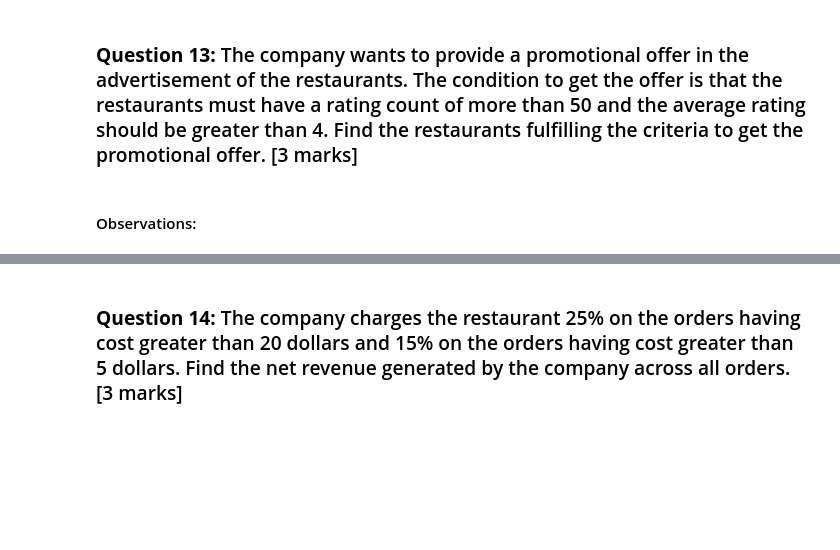
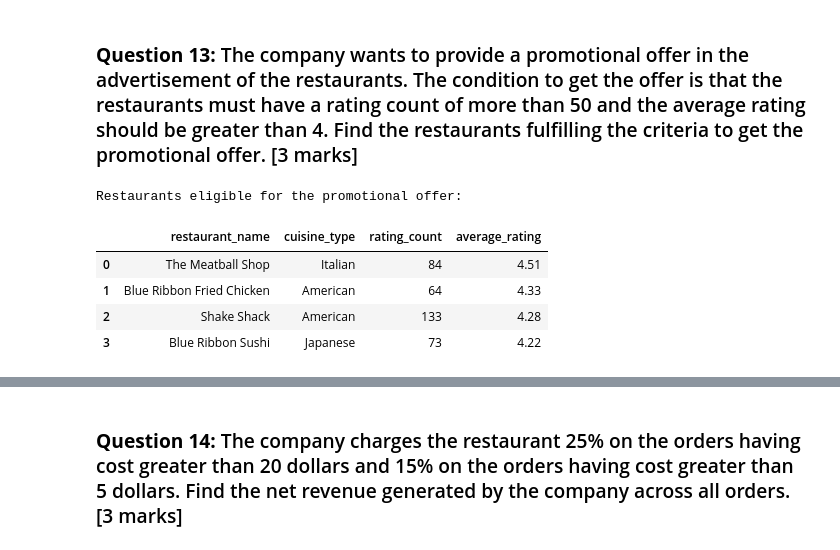
Before and after one commit to nagasayanak/AI_ML_Projects, a Jupyter notebook: Learner_Notebook_Full_Code.ipynb, the cells around one changed output, grey strips where cells are left out. Cells and saved outputs as stored; diff of their text form; code cells hidden in the pictures; blank space fills up the shorter version.

```diff
--- a/Learner_Notebook_Full_Code.ipynb
+++ b/Learner_Notebook_Full_Code.ipynb
@@ -462,2 +465,38 @@ plt.show()
-# %% [markdown]
-#### Observations:
+# %%
+# Write the code here
+
+data_dropna = data.dropna(subset=['rating'])
+
+restaurant_stats = data_dropna.groupby('restaurant_name').agg(
+    average_rating=('rating', 'mean'),
+    rating_count=('rating', 'count'),
+    cuisine_type=('cuisine_type', lambda x: x.mode()[0] if not x.mode().empty else x.iloc[0])
+).reset_index()
+
+restaurant_stats['average_rating'] = restaurant_stats['average_rating'].round(2)
+restaurant_stats = restaurant_stats.sort_values(by='average_rating', ascending=False)
+
+# Filter restaurants based on criteria
+# Now, eligible_restaurants is a fresh DataFrame created by filtering,
+# so no SettingWithCopyWarning should occur when displaying or further manipulating it.
+eligible_restaurants = restaurant_stats[
+     (restaurant_stats['average_rating'] > 4)&
+    (restaurant_stats['rating_count'] > 50)
+
+]
+
+eligible_restaurants = eligible_restaurants[
+    ['restaurant_name', 'cuisine_type', 'rating_count', 'average_rating']
+]
+eligible_restaurants = eligible_restaurants.reset_index(drop=True)
+
+# Display the eligible restaurants
+print("Restaurants eligible for the promotional offer:")
+eligible_restaurants
+# %% [output]
+Restaurants eligible for the promotional offer:
+|  | restaurant_name | cuisine_type | rating_count | average_rating |
+| 0 | The Meatball Shop | Italian | 84 | 4.51 |
+| 1 | Blue Ribbon Fried Chicken | American | 64 | 4.33 |
+| 2 | Shake Shack | American | 133 | 4.28 |
+| 3 | Blue Ribbon Sushi | Japanese | 73 | 4.22 |
```
Also changed, not shown: parts of 22 cells of this notebook.
